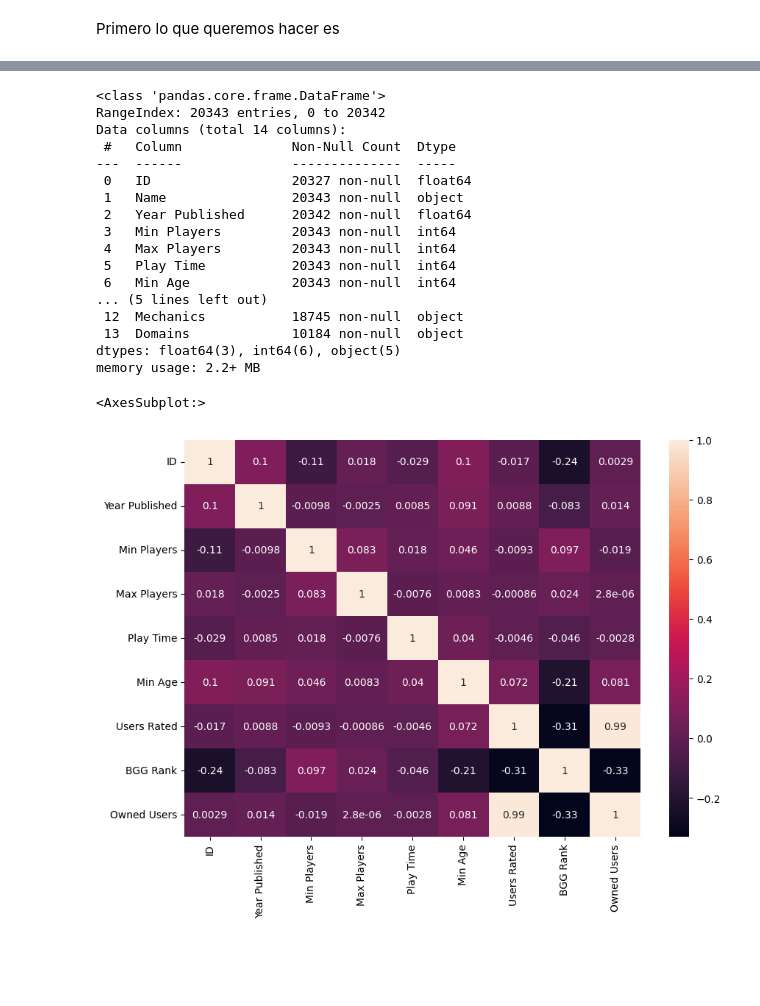
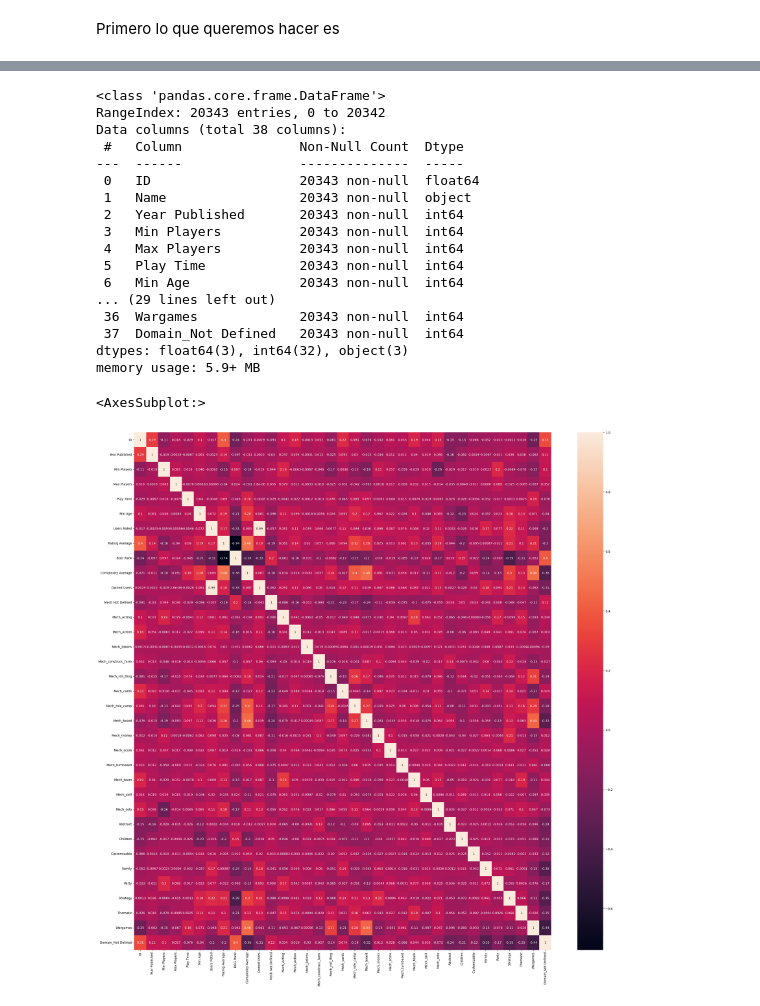
Before and after one commit to svalencia-romero/Prediccion-rating-de-usuarios-de-juegos-de-mesa, a Jupyter notebook: notebooks/01_EDA.ipynb, the cells around one changed output, grey strips where cells are left out. Cells and saved outputs as stored; diff of their text form; code cells hidden in the pictures; blank space fills up the shorter version.

```diff
--- a/notebooks/01_EDA.ipynb
+++ b/notebooks/01_EDA.ipynb
@@ -8,5 +10,5 @@ import matplotlib.pyplot as plt
 # %%
-df = pd.read_csv("../data/raw/bgg_dataset.csv",sep=";")
+df = pd.read_csv("../data/processed/bgg_proc_ml.csv")
 # %%
 df.head(5)
 # %% [output]
@@ -21,27 +24,27 @@ df.info()
 # %% [output]
 <class 'pandas.core.frame.DataFrame'>
 RangeIndex: 20343 entries, 0 to 20342
-Data columns (total 14 columns):
- #   Column              Non-Null Count  Dtype
----  ------              --------------  -----
- 0   ID                  20327 non-null  float64
- 1   Name                20343 non-null  object
- 2   Year Published      20342 non-null  float64
- 3   Min Players         20343 non-null  int64
- 4   Max Players         20343 non-null  int64
- 5   Play Time           20343 non-null  int64
- 6   Min Age             20343 non-null  int64
-... (5 lines left out)
- 12  Mechanics           18745 non-null  object
- 13  Domains             10184 non-null  object
-dtypes: float64(3), int64(6), object(5)
-memory usage: 2.2+ MB
+Data columns (total 38 columns):
+ #   Column               Non-Null Count  Dtype
+---  ------               --------------  -----
+ 0   ID                   20343 non-null  float64
+ 1   Name                 20343 non-null  object
+ 2   Year Published       20343 non-null  int64
+ 3   Min Players          20343 non-null  int64
+ 4   Max Players          20343 non-null  int64
+ 5   Play Time            20343 non-null  int64
+ 6   Min Age              20343 non-null  int64
+... (29 lines left out)
+ 36  Wargames             20343 non-null  int64
+ 37  Domain_Not Defined   20343 non-null  int64
+dtypes: float64(3), int64(32), object(3)
+memory usage: 5.9+ MB
 # %%
-plt.figure(figsize=(10,7))
+plt.figure(figsize=(30,30))
 sns.heatmap(df.corr(),annot=True)
 # %% [output]
 <AxesSubplot:>
-[figure, old version]
+[figure, new version]
 # %%
 prof = ProfileReport(df)
 # %%
```
Also changed, not shown: parts of 2 cells of this notebook, 9 other files.
